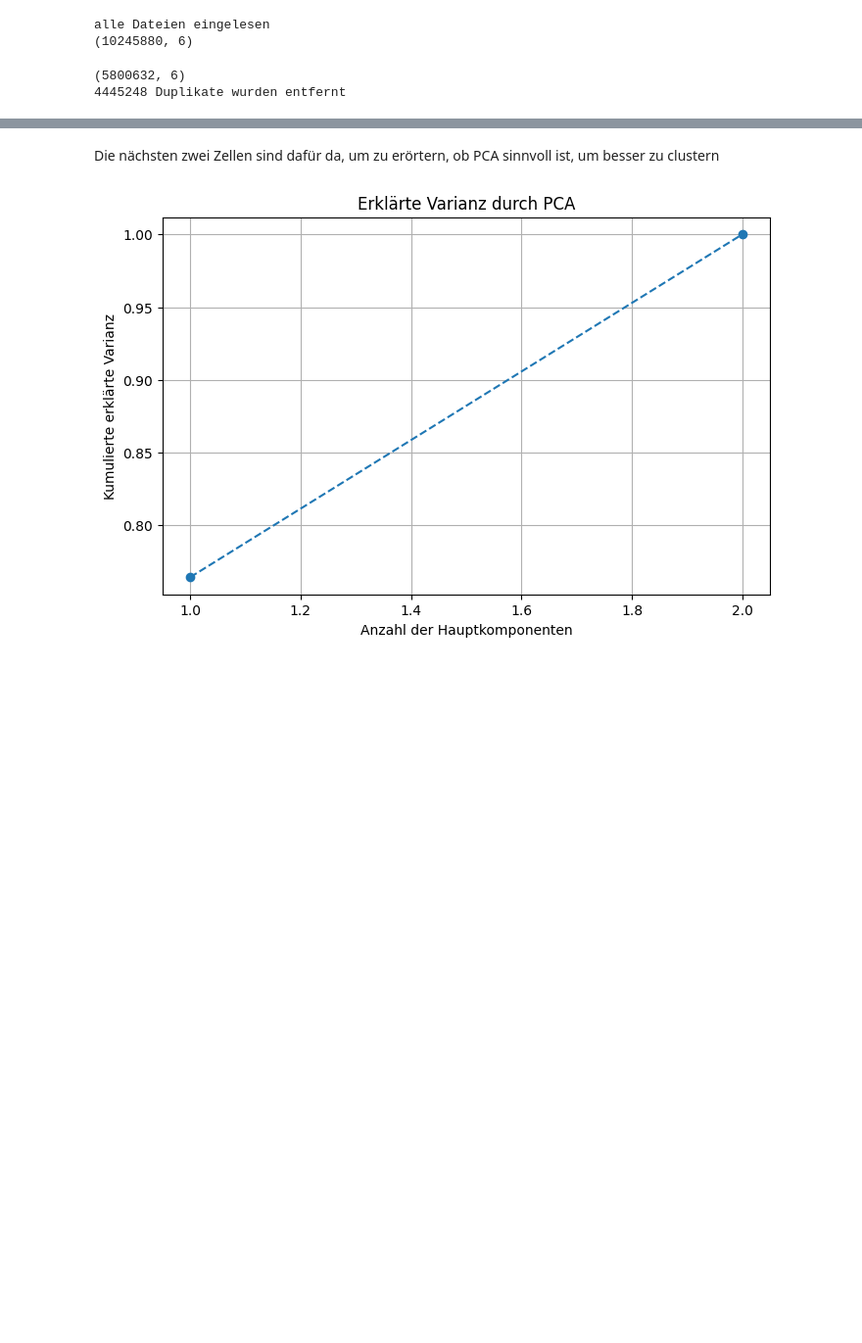
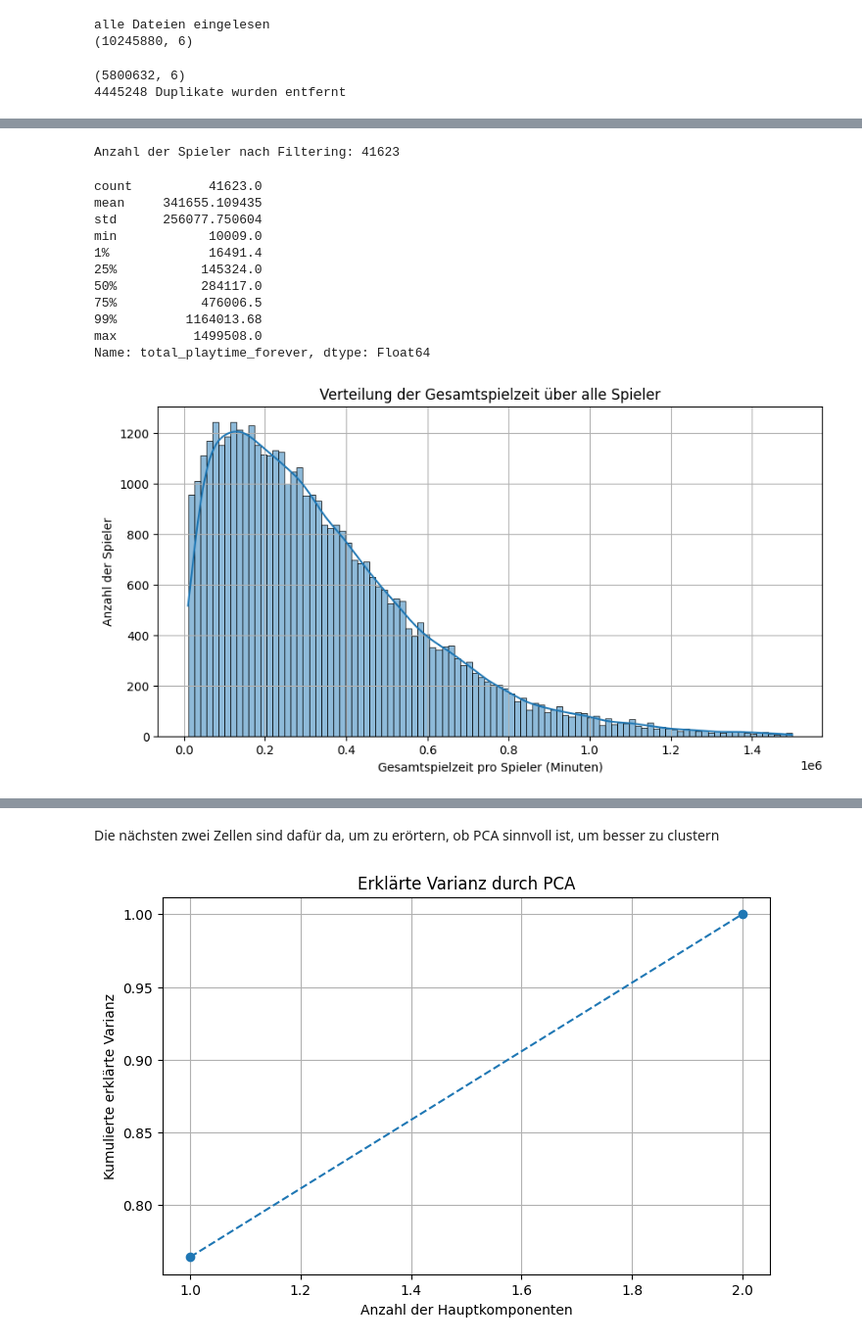
Before and after one commit to PaulUrs99/WebMining_final, a Jupyter notebook: Lucian/og_analysis_generate_final_dataset_substantial_players.ipynb, the cells around one changed output, grey strips where cells are left out. Shown: that part at 98% size. Saved outputs shown, nothing was run; the diff lists cells and outputs as text; code cells hidden in the pictures; blank space fills up the shorter version.

```diff
--- a/Lucian/og_analysis_generate_final_dataset_substantial_players.ipynb
+++ b/Lucian/og_analysis_generate_final_dataset_substantial_players.ipynb
@@ -126,0 +145,36 @@ print(df.shape)
+# %%
+# Spieler mit realistischen Spielzeiten behalten
+df_player_filtered = df_player[
+    (df_player['total_playtime_forever'] > 10000) &
+    (df_player['total_playtime_forever'] < 1500000)
+]
+
+print(f"Anzahl der Spieler nach Filtering: {df_player_filtered.shape[0]}")
+# %% [output]
+Anzahl der Spieler nach Filtering: 41623
+# %%
+# Statistik der Gesamtspielzeit
+stats = df_player_filtered['total_playtime_forever'].describe(percentiles=[0.01, 0.25, 0.5, 0.75, 0.99])
+print(stats)
+
+# Histogramm der Gesamtspielzeit
+plt.figure(figsize=(10, 5))
+sns.histplot(df_player_filtered['total_playtime_forever'], bins=100, kde=True)
+plt.xlabel("Gesamtspielzeit pro Spieler (Minuten)")
+plt.ylabel("Anzahl der Spieler")
+plt.title("Verteilung der Gesamtspielzeit über alle Spieler")
+plt.grid()
+plt.show()
+# %% [output]
+count          41623.0
+mean     341655.109435
+std      256077.750604
+min            10009.0
+1%             16491.4
+25%           145324.0
+50%           284117.0
+75%           476006.5
+99%         1164013.68
+max          1499508.0
+Name: total_playtime_forever, dtype: Float64
+[figure, added]
```
Also changed, not shown: parts of 17 cells of this notebook.
